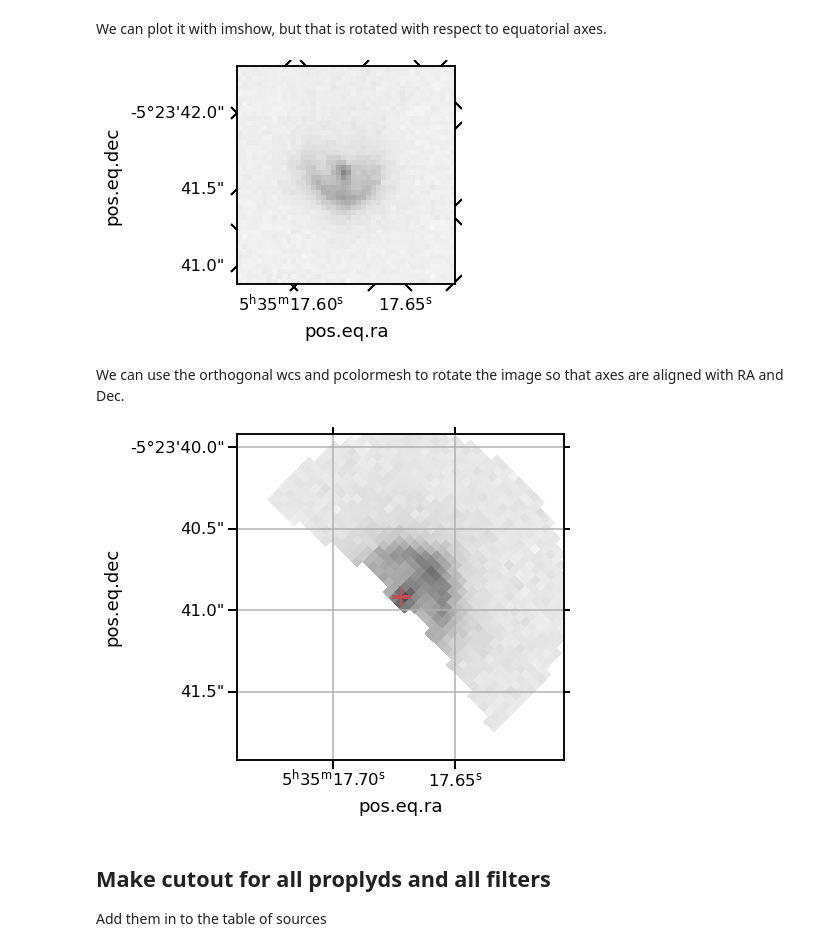
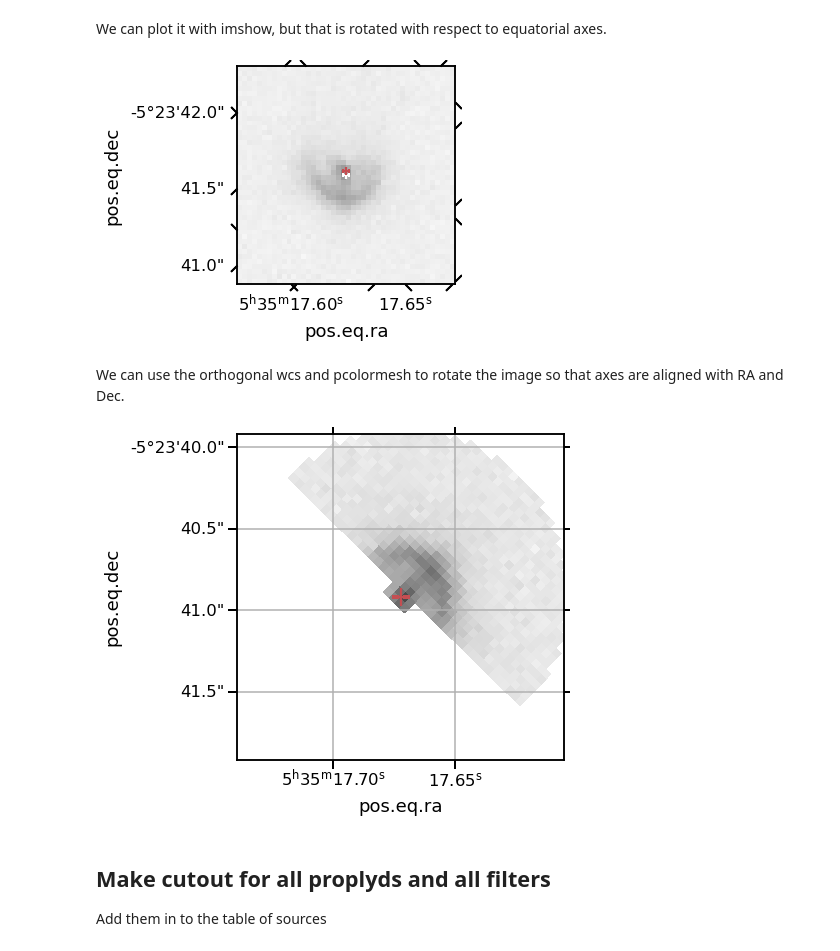
Before and after one commit to will-henney/neutral-proplyds, a Jupyter notebook: notebooks/02-all-proplyds-PC.ipynb, the cells around one changed output. Saved outputs shown, nothing was run; the diff lists cells and outputs as text; code cells hidden in the pictures.

```diff
--- a/notebooks/02-all-proplyds-PC.ipynb
+++ b/notebooks/02-all-proplyds-PC.ipynb
@@ -175,7 +175,7 @@ class ProplydCutout:
         self,
         r_out = 1.0 * u.arcsec,
         r_in = 0.1 * u.arcsec,
-        mu_min = -0.2,
+        mu_min = -0.0,
     ):
         cth = np.cos((self.pa - self.pa_star))
         self.mask = (self.r <= r_out) & ((cth >= mu_min) | (self.r <= r_in))
@@ -188,9 +188,18 @@ We can plot it with imshow, but that is rotated with respect to equatorial axes.
 # %%
 fig, ax = plt.subplots(subplot_kw=dict(projection=p.wcs))
 ax.imshow(p.image, vmin=0, vmax=15, cmap="gray_r")
+ax.scatter(0.5, 0.5, transform=ax.transAxes, color="w", marker="+", s=50)
+ax.scatter(
+    p.center.ra.deg,
+    p.center.dec.deg,
+    transform=ax.get_transform("world"),
+    color='r',
+    marker="+",
+    s=50,
+)
 ...;
 # %% [output]
-[figure, old version]
+[figure, new version]
 # %% [markdown]
 We can use the orthogonal wcs and pcolormesh to rotate the image so that axes are aligned with RA and Dec.
 # %%
@@ -224,7 +233,7 @@ ax.set(
 )
 ...;
 # %% [output]
-[figure, old version]
+[figure, new version]
 # %% [markdown]
 ## Make cutout for all proplyds and all filters
 
```
Also changed, not shown: parts of 8 cells of this notebook, 1 other file.
